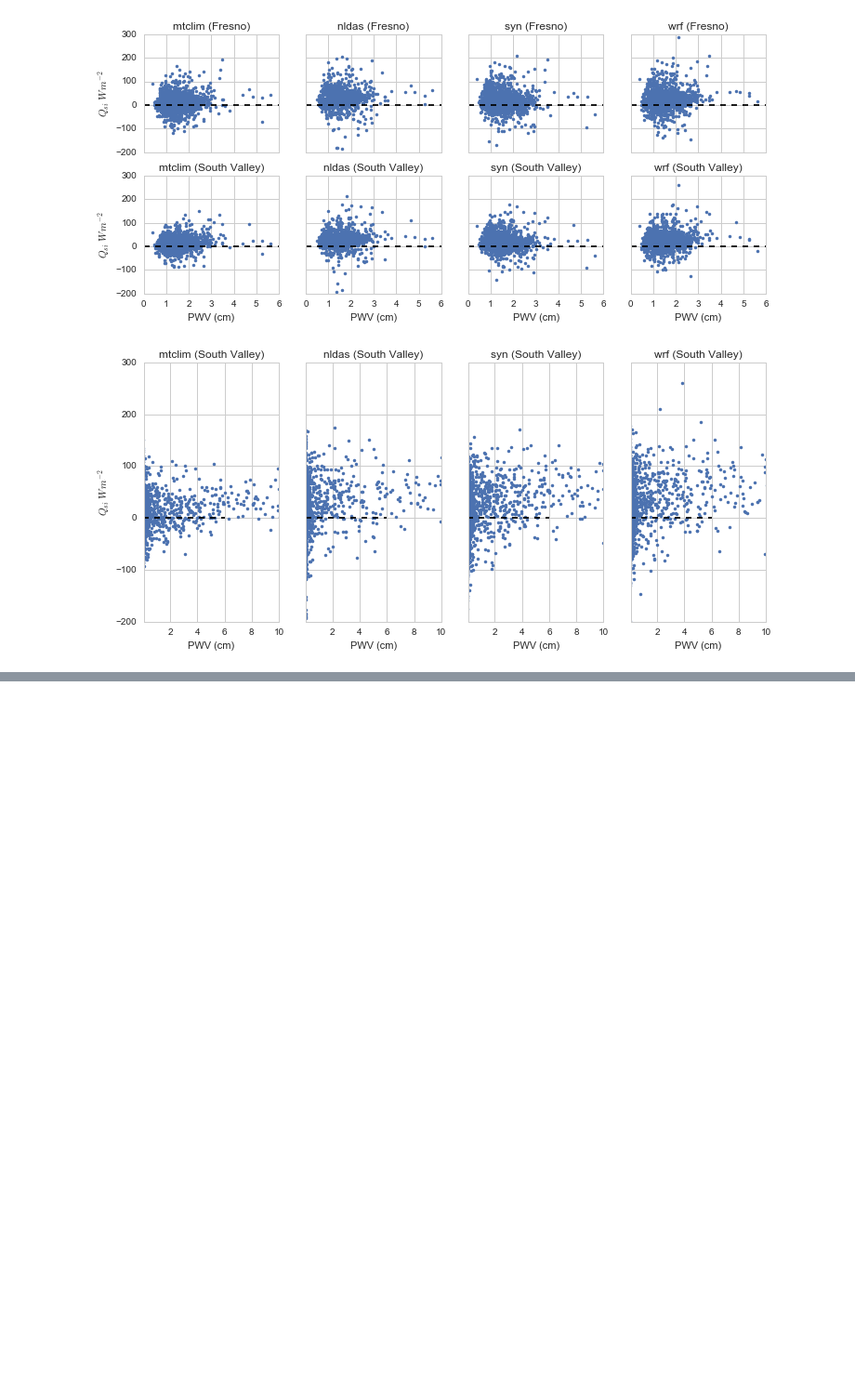
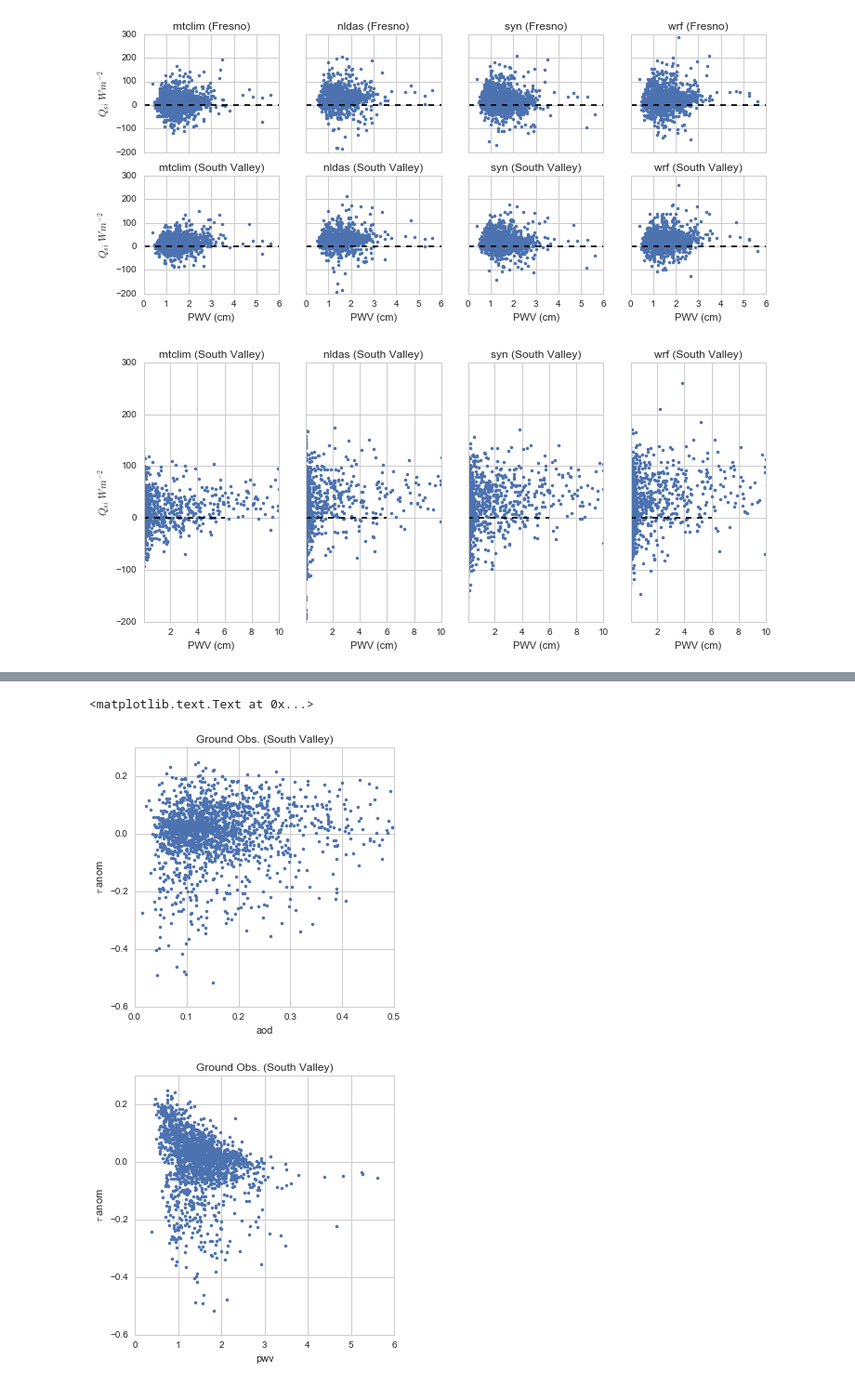
Before and after one commit to klapo/CalRad, a Jupyter notebook: CR.Aeronet.ipynb, the cells around one changed output, grey strips where cells are left out. Shown at 93% size. Drawn from its saved outputs; the diff is of its cells as text; code cells hidden in the pictures; blank space fills up the shorter version.

```diff
--- a/CR.Aeronet.ipynb
+++ b/CR.Aeronet.ipynb
@@ -273,0 +312,31 @@ for n,pr in enumerate(pr_names):
+# %%
+#### Correlations - AOD
+# AOD
+a = grobs.aod.values
+
+## Correlation with transmissivity w/ products
+f, ax = plt.subplots(1, 1, figsize=(5, 5))
+
+# over group
+ax.plot(a,anom_day.anom_mean.loc[{'Grouping':'south cv'}].values,'.')
+ax.set_xlim([0,.5])
+ax.set_xlabel('aod')
+ax.set_ylabel('$\\tau$ anom')
+ax.set_title(pr+ ' (South Valley)')
+ax.set_title('Ground Obs. (South Valley)')
+
+#### PWV and Tau anom
+
+## Correlation with transmissivity w/ products
+f, ax = plt.subplots(1, 1, figsize=(5, 5))
+
+# over group
+ax.plot(grobs.wv, anom_day.anom_mean.loc[{'Grouping':'south cv'}].values,'.')
+ax.set_xlabel('pwv')
+ax.set_ylabel('$\\tau$ anom')
+ax.set_title(pr+ ' (South Valley)')
+ax.set_title('Ground Obs. (South Valley)')
+# %% [output]
+<matplotlib.text.Text at 0x...>
+[figure, added]
+[figure, added]
```
Also changed, not shown: parts of 5 cells of this notebook.
